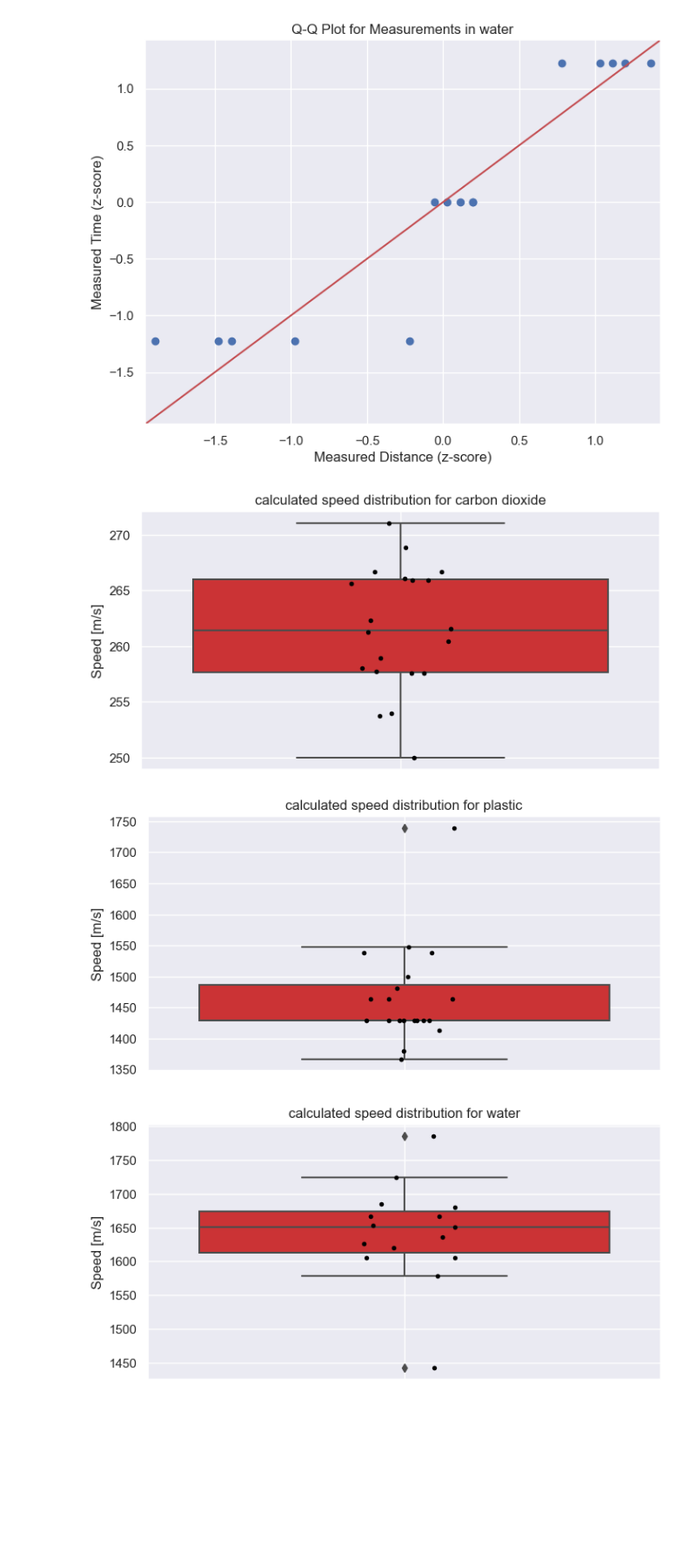
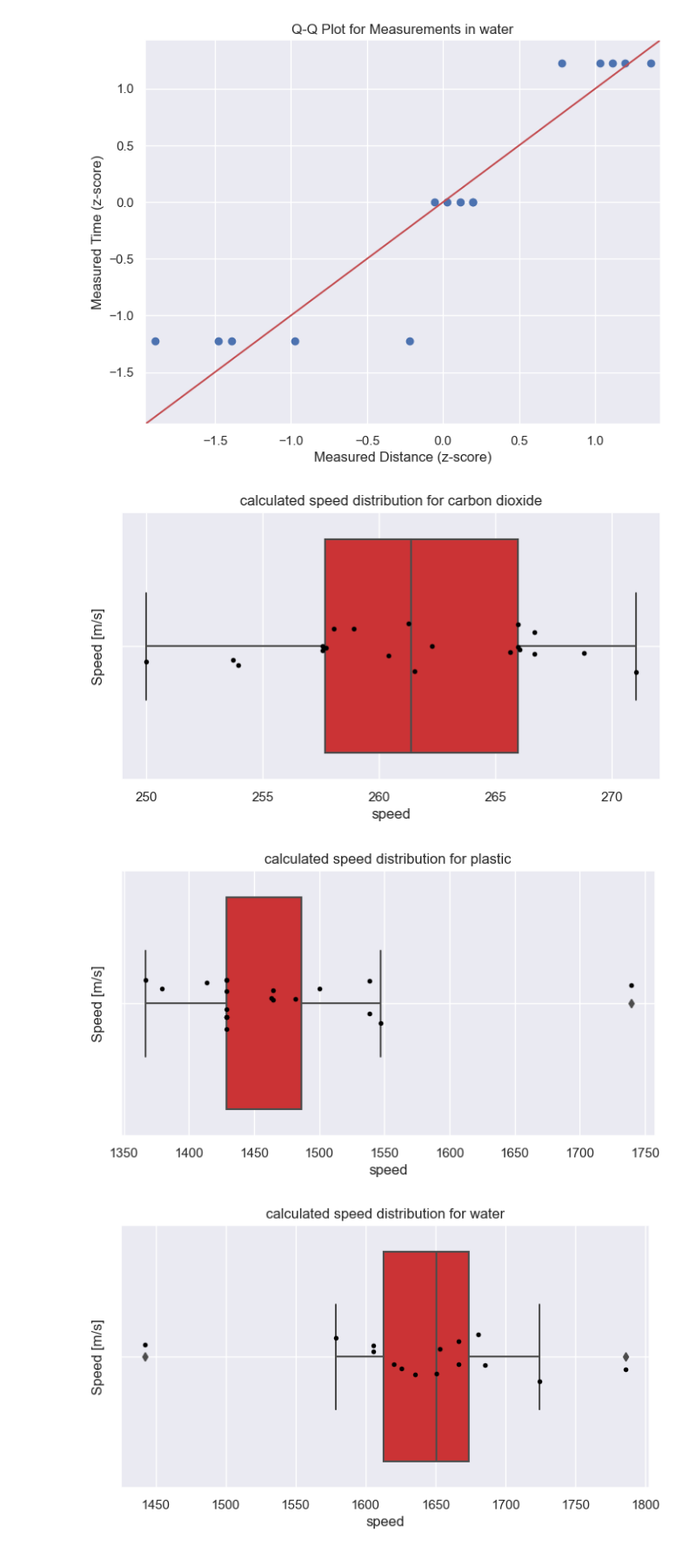
Before and after one commit to HorusXIV/IDAF_Datenanalyse, a Jupyter notebook: Datenanalyse.ipynb, the cells around one changed output. Shown at 87% size. Drawn from its saved outputs; the diff is of its cells as text; code cells hidden in the pictures; blank space fills up the shorter version.

Commit message:
Added new graphs and calculations

```diff
--- a/Datenanalyse.ipynb
+++ b/Datenanalyse.ipynb
@@ -58,33 +58,33 @@ for material in materials:
 # %%
 # Get unique material values
 materials = df['material'].unique()
 
 # Create three separate plots for each material
 for material in materials:
     material_df = df[df['material'] == material]
 
     plt.figure(figsize=(8, 4))  # Adjust the figure size as needed
 
     # Create a boxplot for the material
-    sns.boxplot(data=material_df, y='speed', palette='Set1')
+    sns.boxplot(data=material_df, x='speed', palette='Set1')
 
     # Add individual measurements as crosses (or points)
-    sns.stripplot(data=material_df, y='speed', jitter=True, color='black', size=4)
+    sns.stripplot(data=material_df, x='speed', jitter=True, color='black', size=4)
 
     # Set labels and title
     plt.ylabel('Speed [m/s]')
     plt.title(f'calculated speed distribution for {material}')
 
     # Rotate x-axis labels for better readability
-    plt.xticks(rotation=45)
+
 
     # Show the plot
     plt.grid(True)
     plt.show()
 # %% [output]
-[figure, old version]
+[figure, new version]
-[figure, old version]
+[figure, new version]
-[figure, old version]
+[figure, new version]
 # %%
 for material in materials:
     material_data = df[df['material'] == material]
```
Also changed, not shown: parts of 4 cells of this notebook.
